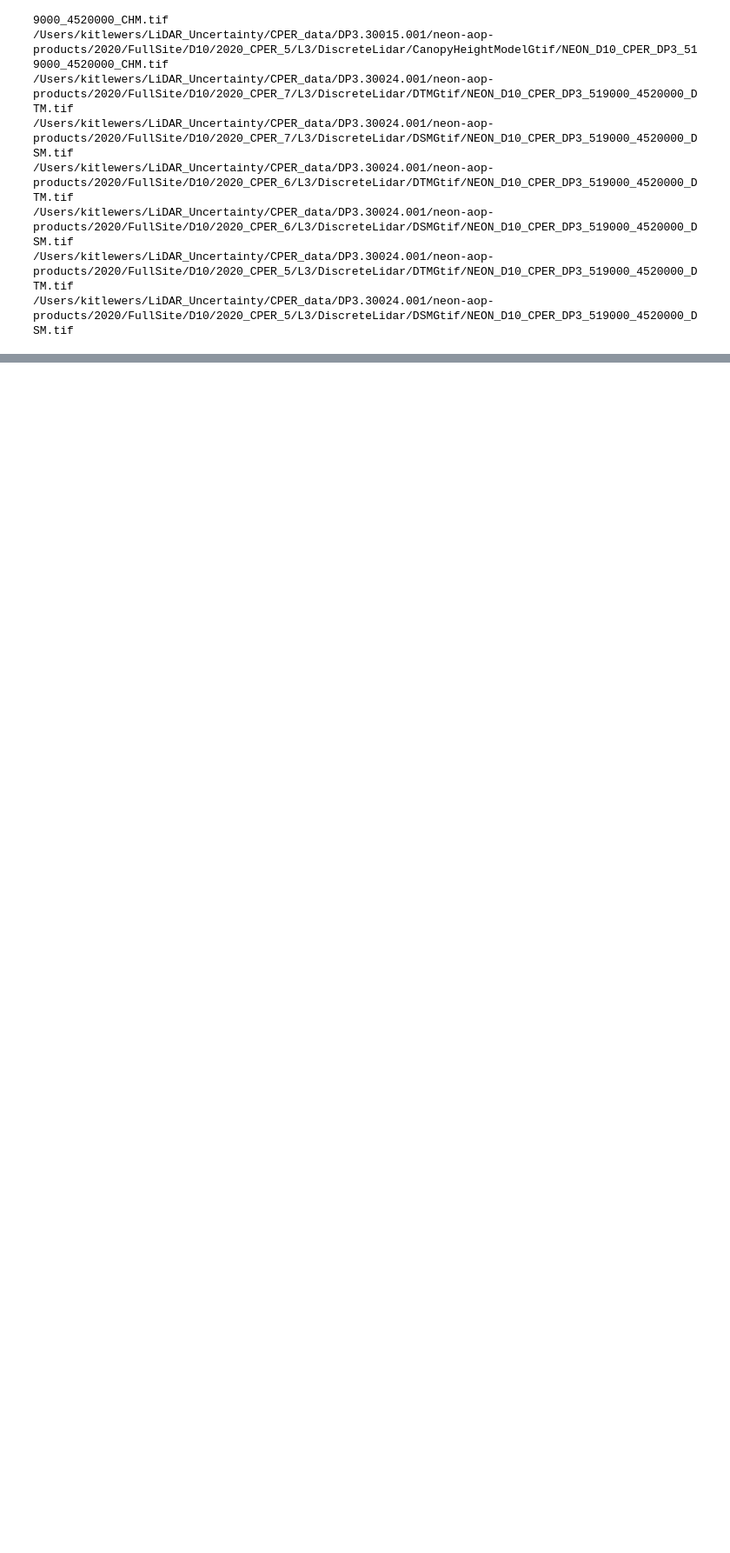
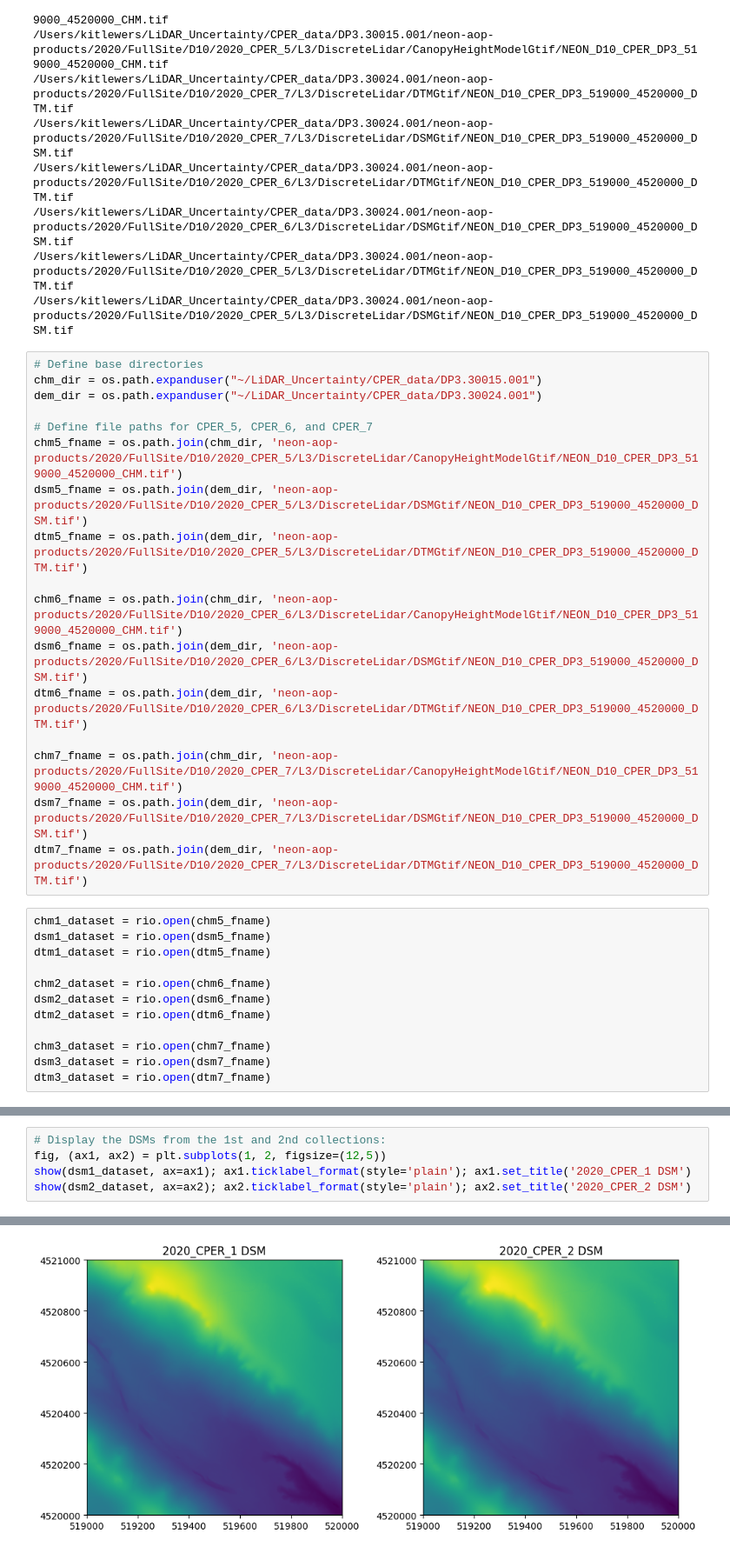
Before and after one commit to kllewers/May_NEON_Ambassador_Tutorial, a Jupyter notebook: code/CPER_LiDAR.ipynb, the cells around one changed output, grey strips where cells are left out. Shown at 87% size. Cells and saved outputs as stored; diff of their text form; blank space fills up the shorter version.

```diff
--- a/code/CPER_LiDAR.ipynb
+++ b/code/CPER_LiDAR.ipynb
@@ -51,3 +51,32 @@ list_files(dem_dir)
 /Users/kitlewers/LiDAR_Uncertainty/CPER_data/DP3.30024.001/neon-aop-products/2020/FullSite/D10/2020_CPER_6/L3/DiscreteLidar/DSMGtif/NEON_D10_CPER_DP3_519000_4520000_DSM.tif
 /Users/kitlewers/LiDAR_Uncertainty/CPER_data/DP3.30024.001/neon-aop-products/2020/FullSite/D10/2020_CPER_5/L3/DiscreteLidar/DTMGtif/NEON_D10_CPER_DP3_519000_4520000_DTM.tif
 /Users/kitlewers/LiDAR_Uncertainty/CPER_data/DP3.30024.001/neon-aop-products/2020/FullSite/D10/2020_CPER_5/L3/DiscreteLidar/DSMGtif/NEON_D10_CPER_DP3_519000_4520000_DSM.tif
+# %%
+# Define base directories
+chm_dir = os.path.expanduser("~/LiDAR_Uncertainty/CPER_data/DP3.30015.001")
+dem_dir = os.path.expanduser("~/LiDAR_Uncertainty/CPER_data/DP3.30024.001")
+
+# Define file paths for CPER_5, CPER_6, and CPER_7
+chm5_fname = os.path.join(chm_dir, 'neon-aop-products/2020/FullSite/D10/2020_CPER_5/L3/DiscreteLidar/CanopyHeightModelGtif/NEON_D10_CPER_DP3_519000_4520000_CHM.tif')
+dsm5_fname = os.path.join(dem_dir, 'neon-aop-products/2020/FullSite/D10/2020_CPER_5/L3/DiscreteLidar/DSMGtif/NEON_D10_CPER_DP3_519000_4520000_DSM.tif')
+dtm5_fname = os.path.join(dem_dir, 'neon-aop-products/2020/FullSite/D10/2020_CPER_5/L3/DiscreteLidar/DTMGtif/NEON_D10_CPER_DP3_519000_4520000_DTM.tif')
+
+chm6_fname = os.path.join(chm_dir, 'neon-aop-products/2020/FullSite/D10/2020_CPER_6/L3/DiscreteLidar/CanopyHeightModelGtif/NEON_D10_CPER_DP3_519000_4520000_CHM.tif')
+dsm6_fname = os.path.join(dem_dir, 'neon-aop-products/2020/FullSite/D10/2020_CPER_6/L3/DiscreteLidar/DSMGtif/NEON_D10_CPER_DP3_519000_4520000_DSM.tif')
+dtm6_fname = os.path.join(dem_dir, 'neon-aop-products/2020/FullSite/D10/2020_CPER_6/L3/DiscreteLidar/DTMGtif/NEON_D10_CPER_DP3_519000_4520000_DTM.tif')
+
+chm7_fname = os.path.join(chm_dir, 'neon-aop-products/2020/FullSite/D10/2020_CPER_7/L3/DiscreteLidar/CanopyHeightModelGtif/NEON_D10_CPER_DP3_519000_4520000_CHM.tif')
+dsm7_fname = os.path.join(dem_dir, 'neon-aop-products/2020/FullSite/D10/2020_CPER_7/L3/DiscreteLidar/DSMGtif/NEON_D10_CPER_DP3_519000_4520000_DSM.tif')
+dtm7_fname = os.path.join(dem_dir, 'neon-aop-products/2020/FullSite/D10/2020_CPER_7/L3/DiscreteLidar/DTMGtif/NEON_D10_CPER_DP3_519000_4520000_DTM.tif')
+# %%
+chm1_dataset = rio.open(chm5_fname)
+dsm1_dataset = rio.open(dsm5_fname)
+dtm1_dataset = rio.open(dtm5_fname)
+
+chm2_dataset = rio.open(chm6_fname)
+dsm2_dataset = rio.open(dsm6_fname)
+dtm2_dataset = rio.open(dtm6_fname)
+
+chm3_dataset = rio.open(chm7_fname)
+dsm3_dataset = rio.open(dsm7_fname)
+dtm3_dataset = rio.open(dtm7_fname)
@@ -53,0 +91,6 @@ list_files(dem_dir)
+# %%
+# Display the DSMs from the 1st and 2nd collections:
+fig, (ax1, ax2) = plt.subplots(1, 2, figsize=(12,5))
+show(dsm1_dataset, ax=ax1); ax1.ticklabel_format(style='plain'); ax1.set_title('2020_CPER_1 DSM')
+show(dsm2_dataset, ax=ax2); ax2.ticklabel_format(style='plain'); ax2.set_title('2020_CPER_2 DSM')
+# %% [output]
@@ -53,0 +98 @@ list_files(dem_dir)
+[figure, added]
```
Also changed, not shown: parts of 17 cells of this notebook.
